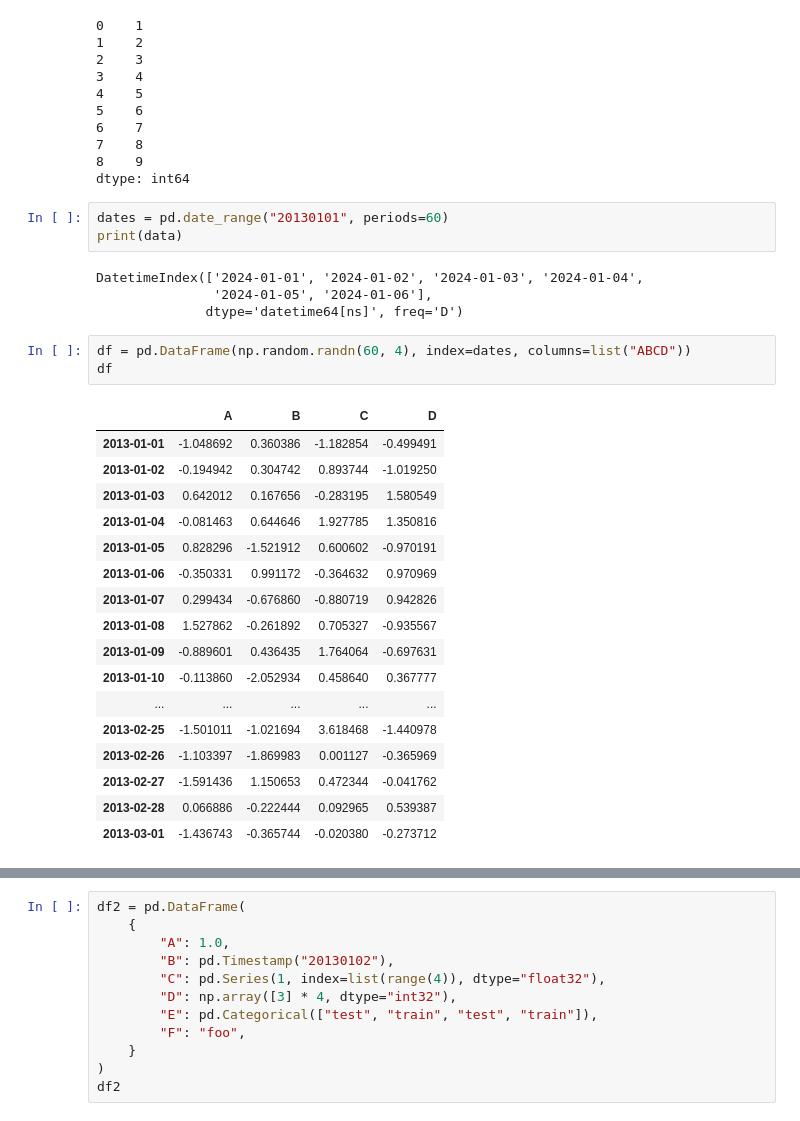
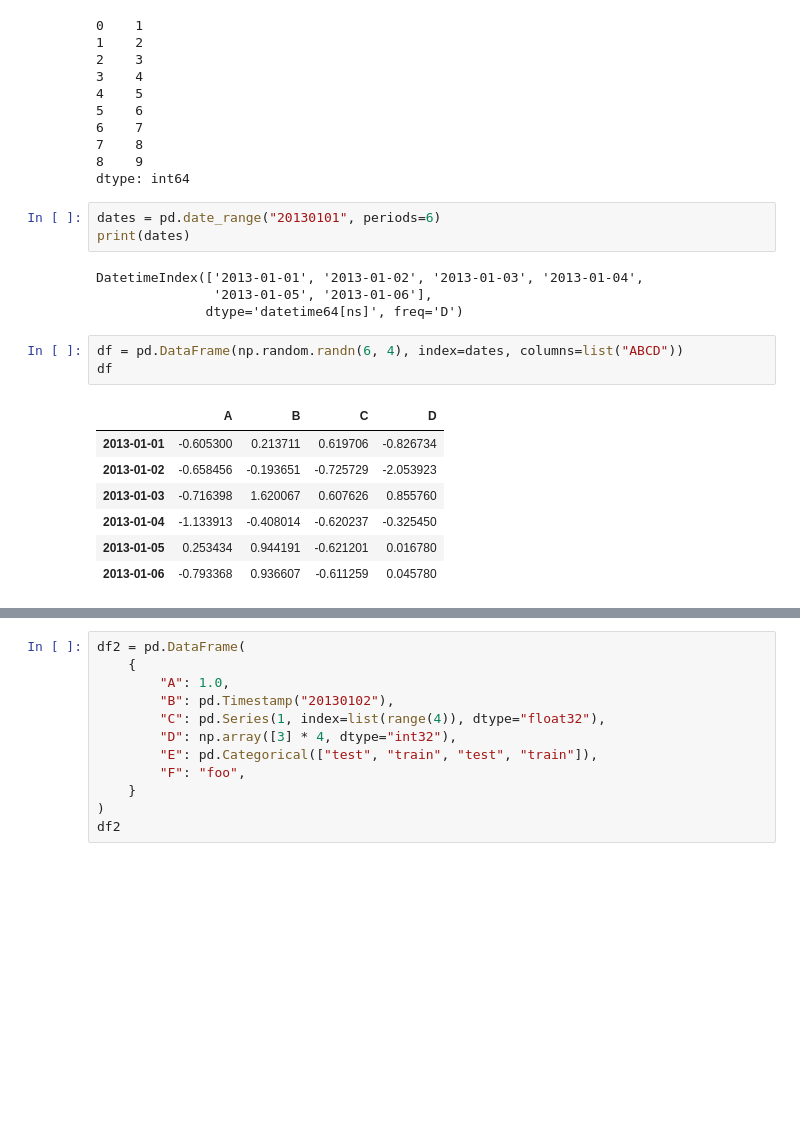
Before and after one commit to Cookiezisg/Codes, a Jupyter notebook: Python Pratice/Pandas/10 minutes to pandas.ipynb, the cells around one changed output, grey strips where cells are left out. Cells and saved outputs as stored; diff of their text form; blank space fills up the shorter version.

```diff
--- a/Python Pratice/Pandas/10 minutes to pandas.ipynb
+++ b/Python Pratice/Pandas/10 minutes to pandas.ipynb
@@ -16,33 +16,23 @@ s
 8    9
 dtype: int64
 # %%
-dates = pd.date_range("20130101", periods=60)
-print(data)
+dates = pd.date_range("20130101", periods=6)
+print(dates)
 # %% [output]
-DatetimeIndex(['2024-01-01', '2024-01-02', '2024-01-03', '2024-01-04',
-               '2024-01-05', '2024-01-06'],
+DatetimeIndex(['2013-01-01', '2013-01-02', '2013-01-03', '2013-01-04',
+               '2013-01-05', '2013-01-06'],
               dtype='datetime64[ns]', freq='D')
 # %%
-df = pd.DataFrame(np.random.randn(60, 4), index=dates, columns=list("ABCD"))
+df = pd.DataFrame(np.random.randn(6, 4), index=dates, columns=list("ABCD"))
 df
 # %% [output]
 |  | A | B | C | D |
-| 2013-01-01 | -1.048692 | 0.360386 | -1.182854 | -0.499491 |
-| 2013-01-02 | -0.194942 | 0.304742 | 0.893744 | -1.019250 |
-| 2013-01-03 | 0.642012 | 0.167656 | -0.283195 | 1.580549 |
-| 2013-01-04 | -0.081463 | 0.644646 | 1.927785 | 1.350816 |
-| 2013-01-05 | 0.828296 | -1.521912 | 0.600602 | -0.970191 |
-| 2013-01-06 | -0.350331 | 0.991172 | -0.364632 | 0.970969 |
-| 2013-01-07 | 0.299434 | -0.676860 | -0.880719 | 0.942826 |
-| 2013-01-08 | 1.527862 | -0.261892 | 0.705327 | -0.935567 |
-| 2013-01-09 | -0.889601 | 0.436435 | 1.764064 | -0.697631 |
-| 2013-01-10 | -0.113860 | -2.052934 | 0.458640 | 0.367777 |
-| ... | ... | ... | ... | ... |
-| 2013-02-25 | -1.501011 | -1.021694 | 3.618468 | -1.440978 |
-| 2013-02-26 | -1.103397 | -1.869983 | 0.001127 | -0.365969 |
-| 2013-02-27 | -1.591436 | 1.150653 | 0.472344 | -0.041762 |
-| 2013-02-28 | 0.066886 | -0.222444 | 0.092965 | 0.539387 |
-| 2013-03-01 | -1.436743 | -0.365744 | -0.020380 | -0.273712 |
+| 2013-01-01 | -0.605300 | 0.213711 | 0.619706 | -0.826734 |
+| 2013-01-02 | -0.658456 | -0.193651 | -0.725729 | -2.053923 |
+| 2013-01-03 | -0.716398 | 1.620067 | 0.607626 | 0.855760 |
+| 2013-01-04 | -1.133913 | -0.408014 | -0.620237 | -0.325450 |
+| 2013-01-05 | 0.253434 | 0.944191 | -0.621201 | 0.016780 |
+| 2013-01-06 | -0.793368 | 0.936607 | -0.611259 | 0.045780 |
 # %%
 a = np.random.randn(6, 4)
 a
```
Also changed, not shown: parts of 22 cells of this notebook.
